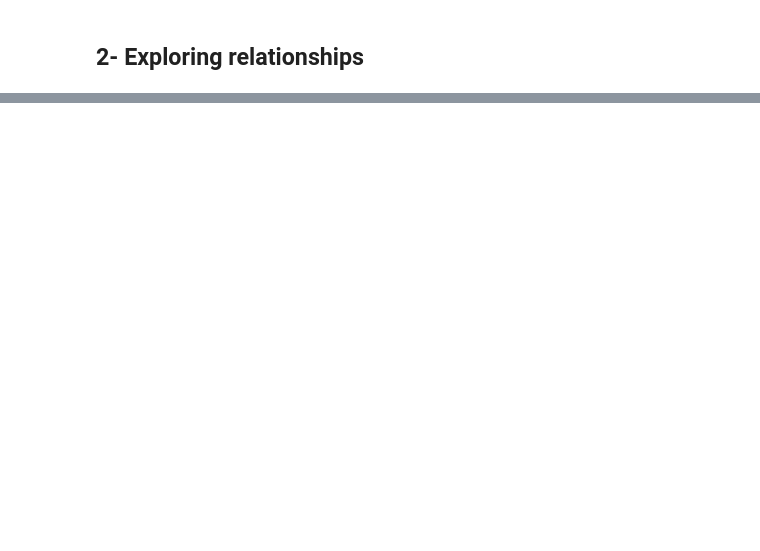
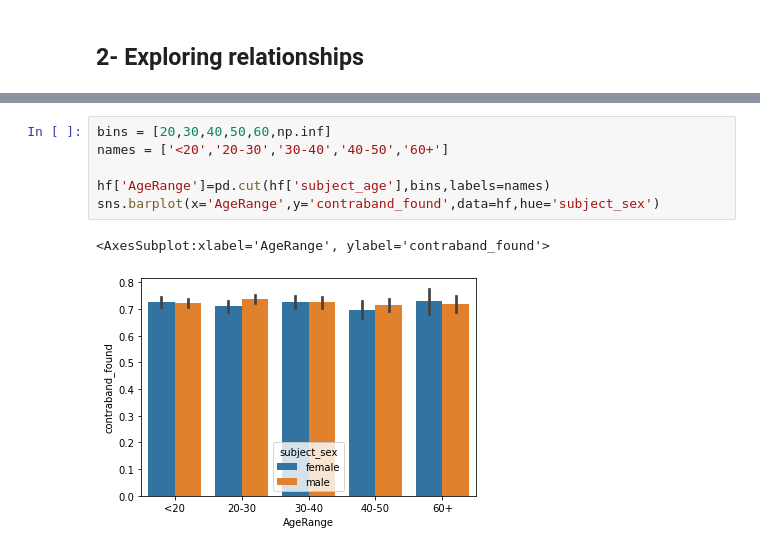
Before and after one commit to voidSoull/USA_trafic_stops_in_Hartford_State, a Jupyter notebook: trafic_stops.ipynb, the cells around one changed output, grey strips where cells are left out. Drawn from its saved outputs; the diff is of its cells as text; blank space fills up the shorter version.

```diff
--- a/trafic_stops.ipynb
+++ b/trafic_stops.ipynb
@@ -139,0 +297,9 @@ Name: outcome, dtype: int64
+# %%
+bins = [20,30,40,50,60,np.inf]
+names = ['<20','20-30','30-40','40-50','60+']
+
+hf['AgeRange']=pd.cut(hf['subject_age'],bins,labels=names)
+sns.barplot(x='AgeRange',y='contraband_found',data=hf,hue='subject_sex')
+# %% [output]
+<AxesSubplot:xlabel='AgeRange', ylabel='contraband_found'>
+[figure, added]
```
Also changed, not shown: parts of 16 cells of this notebook.
